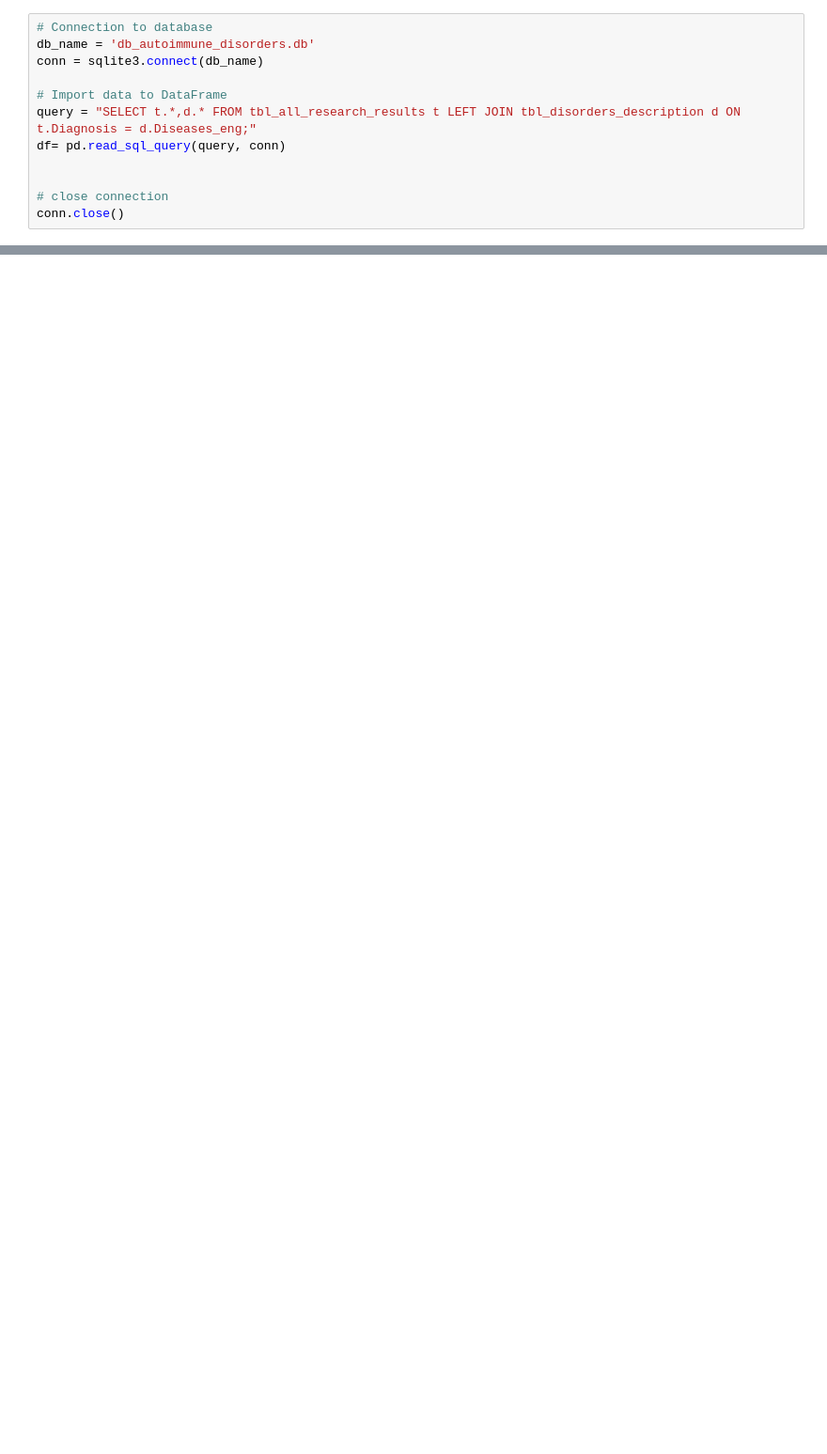
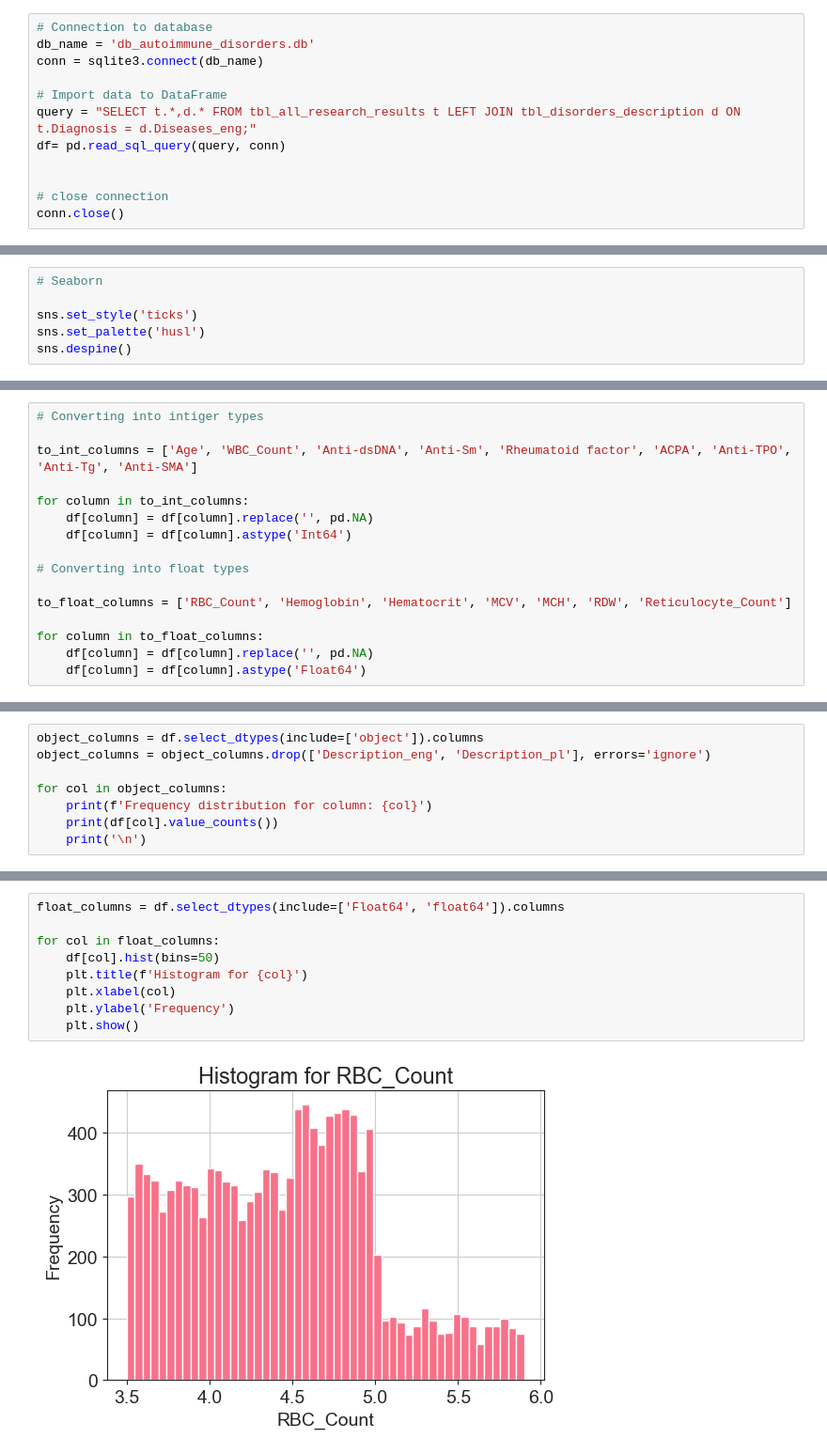
Before and after one commit to infoshareacademy/jdszr16-random-forest-rangers, a Jupyter notebook: project.ipynb, the cells around one changed output, grey strips where cells are left out. Shown: that part at 94% size. Drawn from its saved outputs; the diff is of its cells as text; blank space fills up the shorter version.

```diff
--- a/project.ipynb
+++ b/project.ipynb
@@ -22,0 +41,6 @@ conn.close()
+# %%
+# Seaborn
+
+sns.set_style('ticks')
+sns.set_palette('husl')
+sns.despine()
@@ -32,0 +99,16 @@ df.head(5)
+# %%
+# Converting into intiger types
+
+to_int_columns = ['Age', 'WBC_Count', 'Anti-dsDNA', 'Anti-Sm', 'Rheumatoid factor', 'ACPA', 'Anti-TPO', 'Anti-Tg', 'Anti-SMA']
+
+for column in to_int_columns:
+    df[column] = df[column].replace('', pd.NA)
+    df[column] = df[column].astype('Int64')
+
+# Converting into float types
+
+to_float_columns = ['RBC_Count', 'Hemoglobin', 'Hematocrit', 'MCV', 'MCH', 'RDW', 'Reticulocyte_Count']
+
+for column in to_float_columns:
+    df[column] = df[column].replace('', pd.NA)
+    df[column] = df[column].astype('Float64')
@@ -32,0 +181,8 @@ df.head(5)
+# %%
+object_columns = df.select_dtypes(include=['object']).columns
+object_columns = object_columns.drop(['Description_eng', 'Description_pl'], errors='ignore')
+
+for col in object_columns:
+    print(f'Frequency distribution for column: {col}')
+    print(df[col].value_counts())
+    print('\n')
@@ -32,0 +225,11 @@ df.head(5)
+# %%
+float_columns = df.select_dtypes(include=['Float64', 'float64']).columns
+
+for col in float_columns:
+    df[col].hist(bins=50)
+    plt.title(f'Histogram for {col}')
+    plt.xlabel(col)
+    plt.ylabel('Frequency')
+    plt.show()
+# %% [output]
+[figure, added]
```
Also changed, not shown: parts of 38 cells of this notebook.
